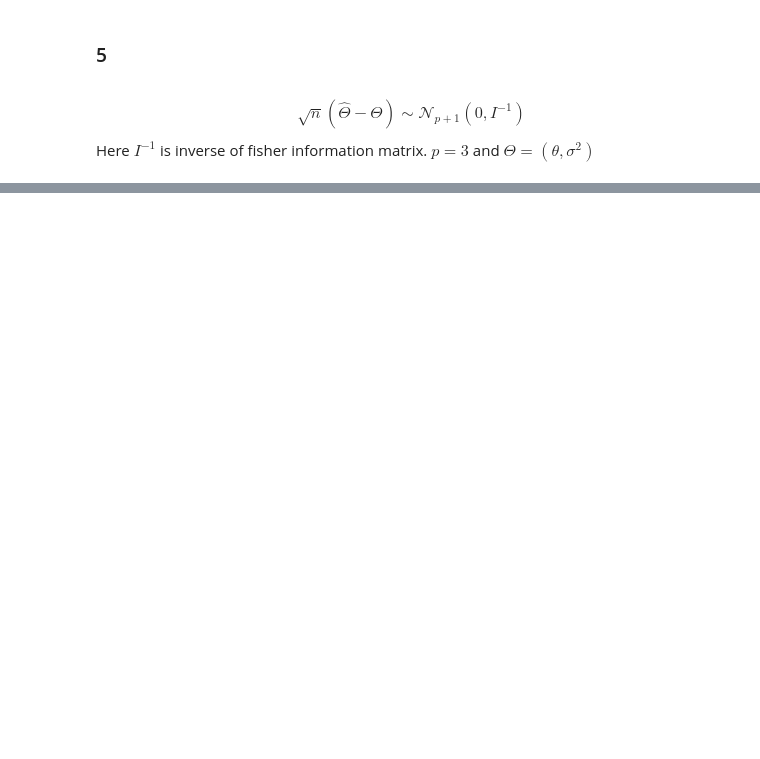
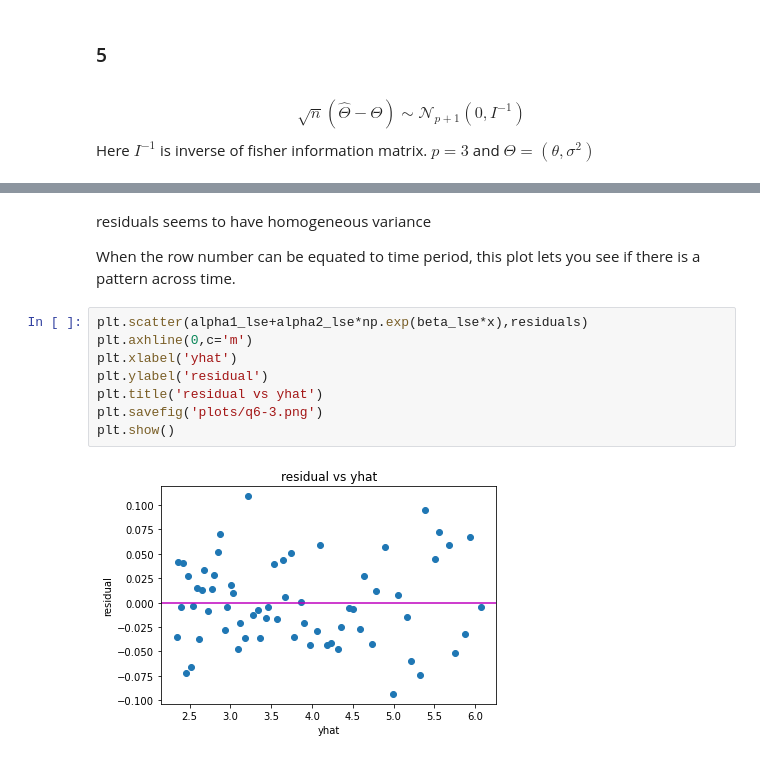
Before and after one commit to sunil-dhaka/non-linear-regression-course-files, a Jupyter notebook: regression_analysis.ipynb, the cells around one changed output, grey strips where cells are left out. Drawn from its saved outputs; the diff is of its cells as text; blank space fills up the shorter version.

```diff
--- a/regression_analysis.ipynb
+++ b/regression_analysis.ipynb
@@ -124,0 +270,14 @@ Here $I^{-1}$ is inverse of fisher information matrix. $p=3$ and $\Theta=(\theta
+# %% [markdown]
+residuals seems to have homogeneous variance
+
+When the row number can be equated to time period, this plot lets you see if there is a pattern across time.
+# %%
+plt.scatter(alpha1_lse+alpha2_lse*np.exp(beta_lse*x),residuals)
+plt.axhline(0,c='m')
+plt.xlabel('yhat')
+plt.ylabel('residual')
+plt.title('residual vs yhat')
+plt.savefig('plots/q6-3.png')
+plt.show()
+# %% [output]
+[figure, added]
```
Also changed, not shown: parts of 46 cells of this notebook, 2 other files.
